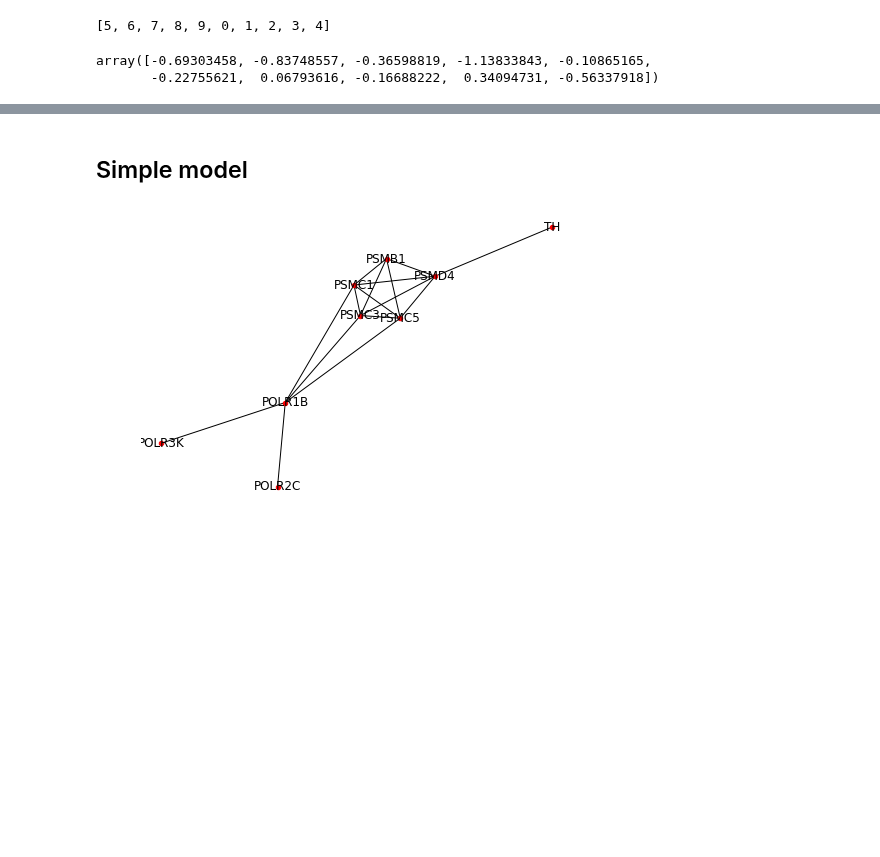
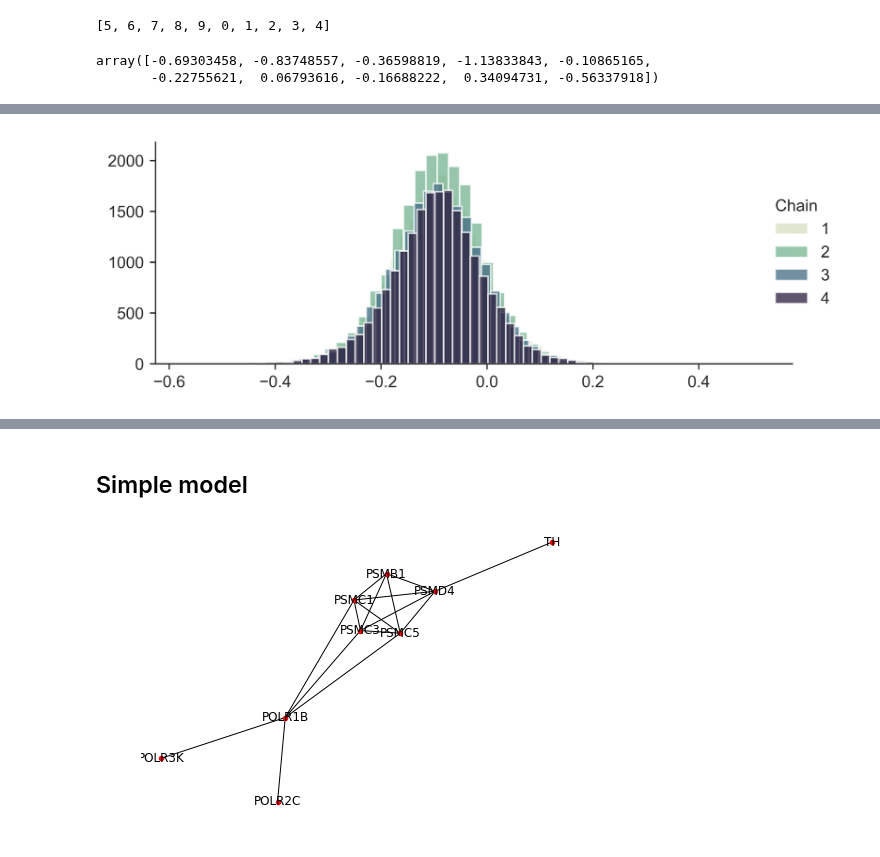
Before and after one commit to cbg-ethz/shm, a Jupyter notebook: analysis/07-plot_traces.ipynb, the cells around one changed output, grey strips where cells are left out. Cells and saved outputs as stored; diff of their text form; code cells hidden in the pictures; blank space fills up the shorter version.

```diff
--- a/analysis/07-plot_traces.ipynb
+++ b/analysis/07-plot_traces.ipynb
@@ -90,0 +137,7 @@ array([-0.69303458, -0.83748557, -0.36598819, -1.13833843, -0.10865165,
+# %%
+trace_dir = "../results/small_mrf_model_trace"
+with open(data_file, "rb") as fh:
+    data = pickle.load(fh)
+# %%
+readout = pd.read_csv(readout_file, sep="\t")
+graph, _ = _read_graph(graph_file, readout)
@@ -90,0 +165,4 @@ array([-0.69303458, -0.83748557, -0.36598819, -1.13833843, -0.10865165,
+# %%
+sp.plot_hist(trace, "gamma", 0, "");
+# %% [output]
+[figure, added]
```
Also changed, not shown: parts of 27 cells of this notebook, 8 other files.
